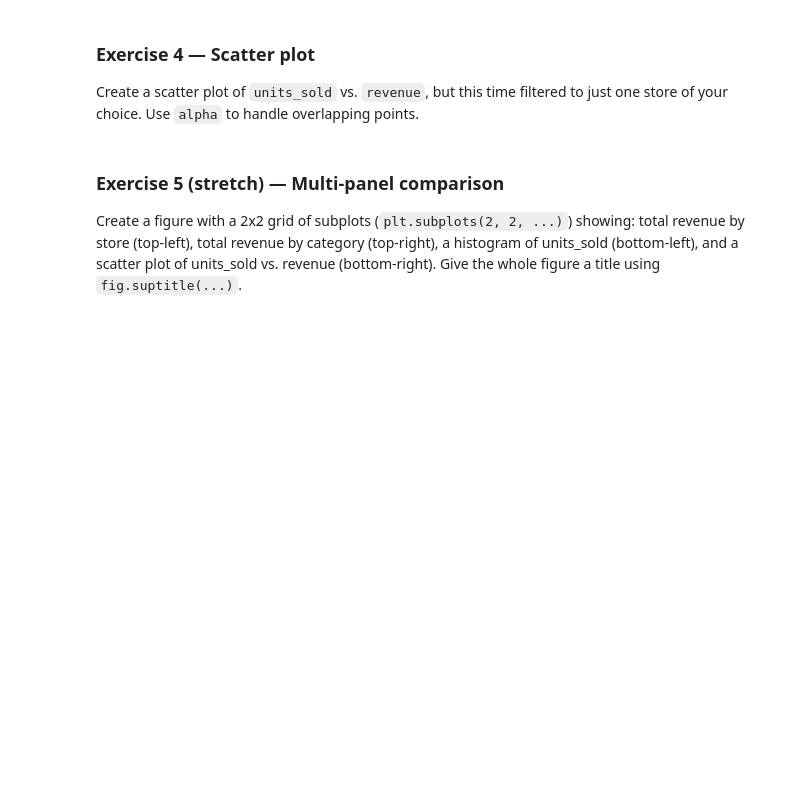
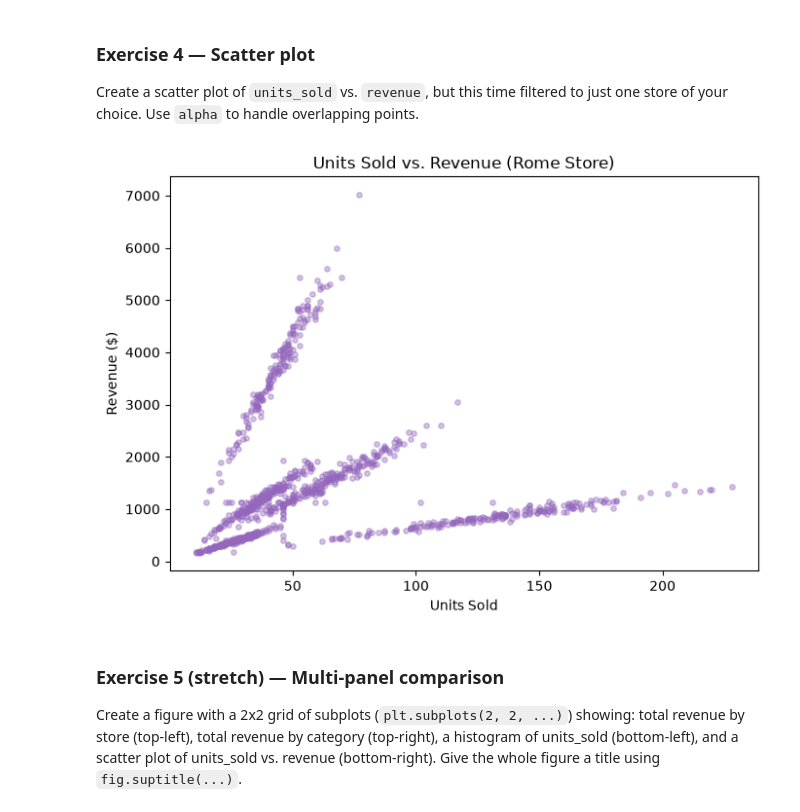
Before and after one commit to floraineza2002/DSA_504_exercies, a Jupyter notebook: DSA504_Class8_Visualization_I_matplotlib.ipynb, the cells around one changed output. Cells and saved outputs as stored; diff of their text form; code cells hidden in the pictures; blank space fills up the shorter version.

```diff
--- a/DSA504_Class8_Visualization_I_matplotlib.ipynb
+++ b/DSA504_Class8_Visualization_I_matplotlib.ipynb
@@ -233,6 +277,20 @@ Create a histogram of the `revenue` column with 40 bins. Based on the shape, des
 Create a scatter plot of `units_sold` vs. `revenue`, but this time filtered to just one store of your choice. Use `alpha` to handle overlapping points.
 # %%
 # Exercise 4 — your code here
+# Filter to a single store
+rome_sales = sales[sales["store"] == "Rome"]
+
+fig, ax = plt.subplots(figsize=(7, 5))
+ax.scatter(rome_sales["units_sold"], rome_sales["revenue"], alpha=0.4, s=15, color="tab:purple")
+
+ax.set_title("Units Sold vs. Revenue (Rome Store)")
+ax.set_xlabel("Units Sold")
+ax.set_ylabel("Revenue ($)")
+
+plt.tight_layout()
+plt.show()
+# %% [output]
+[figure, added]
 # %% [markdown]
 ### Exercise 5 (stretch) — Multi-panel comparison
 Create a figure with a 2x2 grid of subplots (`plt.subplots(2, 2, ...)`) showing: total revenue by store (top-left), total revenue by category (top-right), a histogram of units_sold (bottom-left), and a scatter plot of units_sold vs. revenue (bottom-right). Give the whole figure a title using `fig.suptitle(...)`.
```
Also changed, not shown: parts of 4 cells of this notebook.
